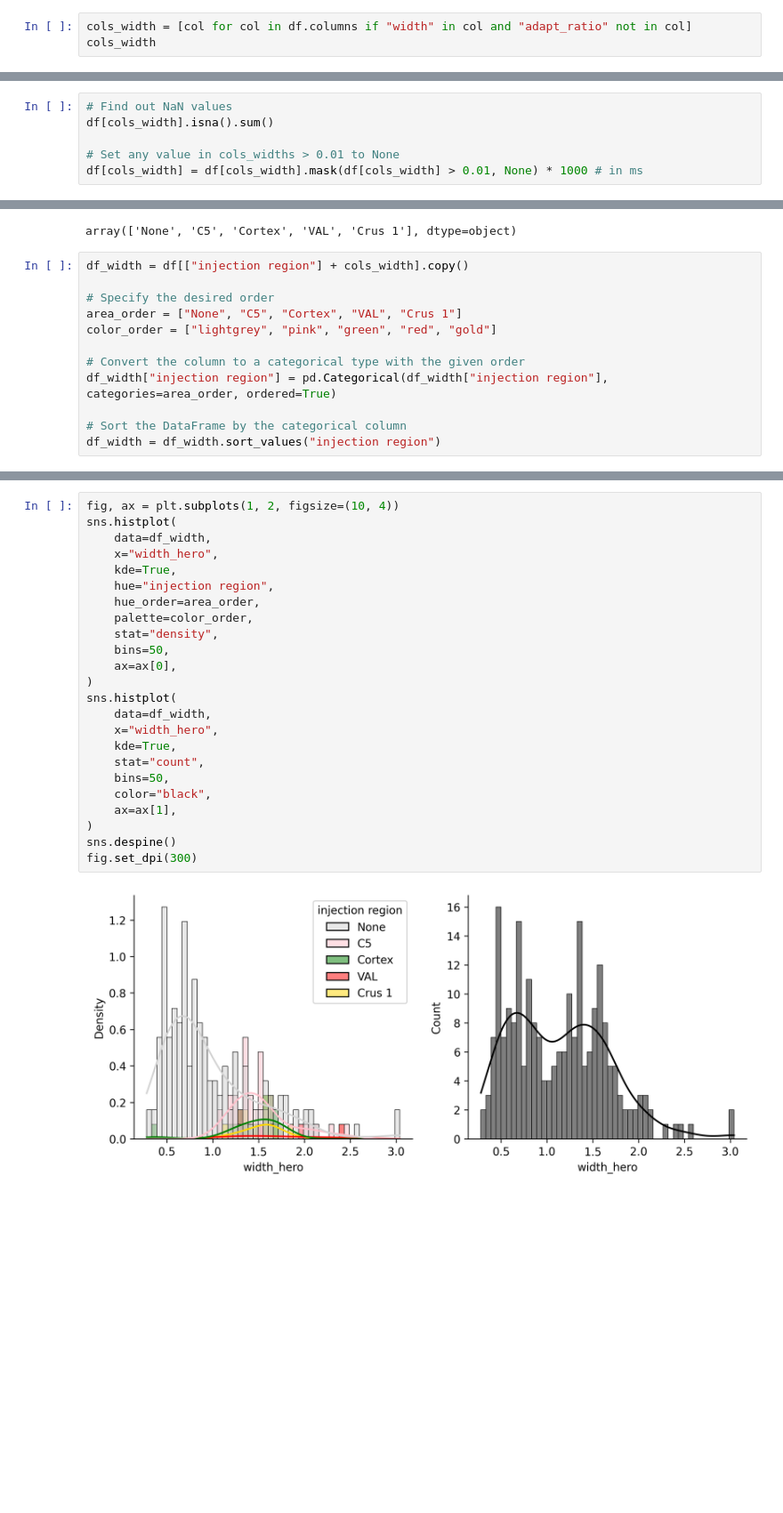
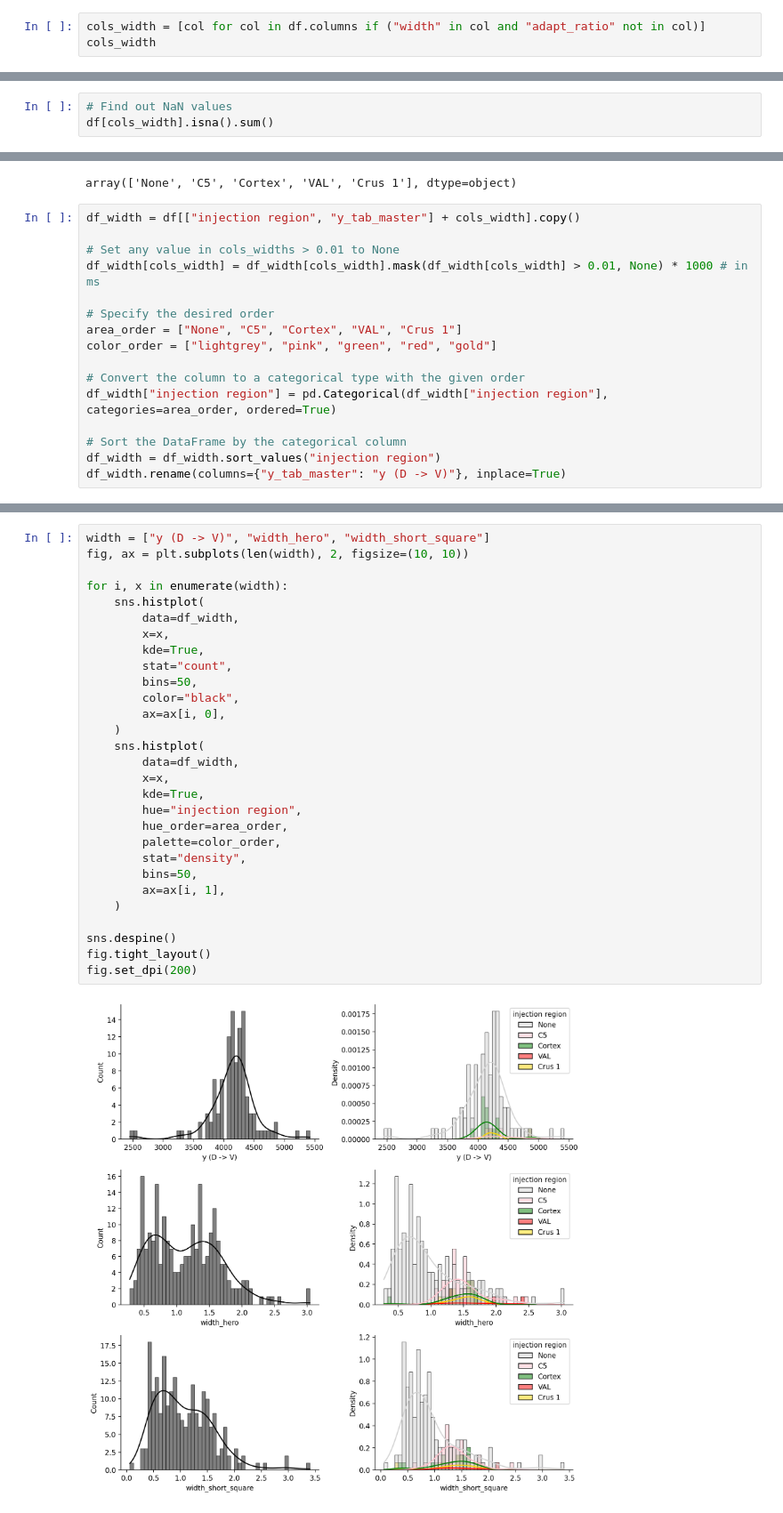
Before and after one commit to AllenNeuralDynamics/LCNE-patchseq-analysis, a Jupyter notebook: notebook/playground.ipynb, the cells around one changed output, grey strips where cells are left out. Shown at 89% size. Saved outputs shown, nothing was run; the diff lists cells and outputs as text; blank space fills up the shorter version.

```diff
--- a/notebook/playground.ipynb
+++ b/notebook/playground.ipynb
@@ -472,5 +468,5 @@ Embedded shape: (271, 2)
 # %%
-cols_width = [col for col in df.columns if "width" in col and "adapt_ratio" not in col]
+cols_width = [col for col in df.columns if ("width" in col and "adapt_ratio" not in col)]
 cols_width
 # %% [output]
 ['width_rheo',
@@ -482,6 +478,3 @@ cols_width
 # %%
 # Find out NaN values
 df[cols_width].isna().sum()
-
-# Set any value in cols_widths > 0.01 to None
-df[cols_width] = df[cols_width].mask(df[cols_width] > 0.01, None) * 1000 # in ms
@@ -501,7 +502,10 @@ df["injection region"].unique()
 # %% [output]
 array(['None', 'C5', 'Cortex', 'VAL', 'Crus 1'], dtype=object)
 # %%
-df_width = df[["injection region"] + cols_width].copy()
+df_width = df[["injection region", "y_tab_master"] + cols_width].copy()
+
+# Set any value in cols_widths > 0.01 to None
+df_width[cols_width] = df_width[cols_width].mask(df_width[cols_width] > 0.01, None) * 1000 # in ms
 
 # Specify the desired order
 area_order = ["None", "C5", "Cortex", "VAL", "Crus 1"]
@@ -512,3 +516,4 @@ df_width["injection region"] = pd.Categorical(df_width["injection region"], cate
 
 # Sort the DataFrame by the categorical column
 df_width = df_width.sort_values("injection region")
+df_width.rename(columns={"y_tab_master": "y (D -> V)"}, inplace=True)
@@ -515,26 +534,31 @@ df_width = df_width.sort_values("injection region")
 # %%
-fig, ax = plt.subplots(1, 2, figsize=(10, 4))
-sns.histplot(
-    data=df_width,
-    x="width_hero",
-    kde=True,
-    hue="injection region",
-    hue_order=area_order,
-    palette=color_order,
-    stat="density",
-    bins=50,
-    ax=ax[0],
-)
-sns.histplot(
-    data=df_width,
-    x="width_hero",
-    kde=True,
-    stat="count",
-    bins=50,
-    color="black",
-    ax=ax[1],
-)
+width = ["y (D -> V)", "width_hero", "width_short_square"]
+fig, ax = plt.subplots(len(width), 2, figsize=(10, 10))
+
+for i, x in enumerate(width):
+    sns.histplot(
+        data=df_width,
+        x=x,
+        kde=True,
+        stat="count",
+        bins=50,
+        color="black",
+        ax=ax[i, 0],
+    )
+    sns.histplot(
+        data=df_width,
+        x=x,
+        kde=True,
+        hue="injection region",
+        hue_order=area_order,
+        palette=color_order,
+        stat="density",
+        bins=50,
+        ax=ax[i, 1],
+    )
+
 sns.despine()
-fig.set_dpi(300)
+fig.tight_layout()
+fig.set_dpi(200)
 # %% [output]
-[figure, old version]
+[figure, new version]
```
Also changed, not shown: parts of 6 cells of this notebook.
